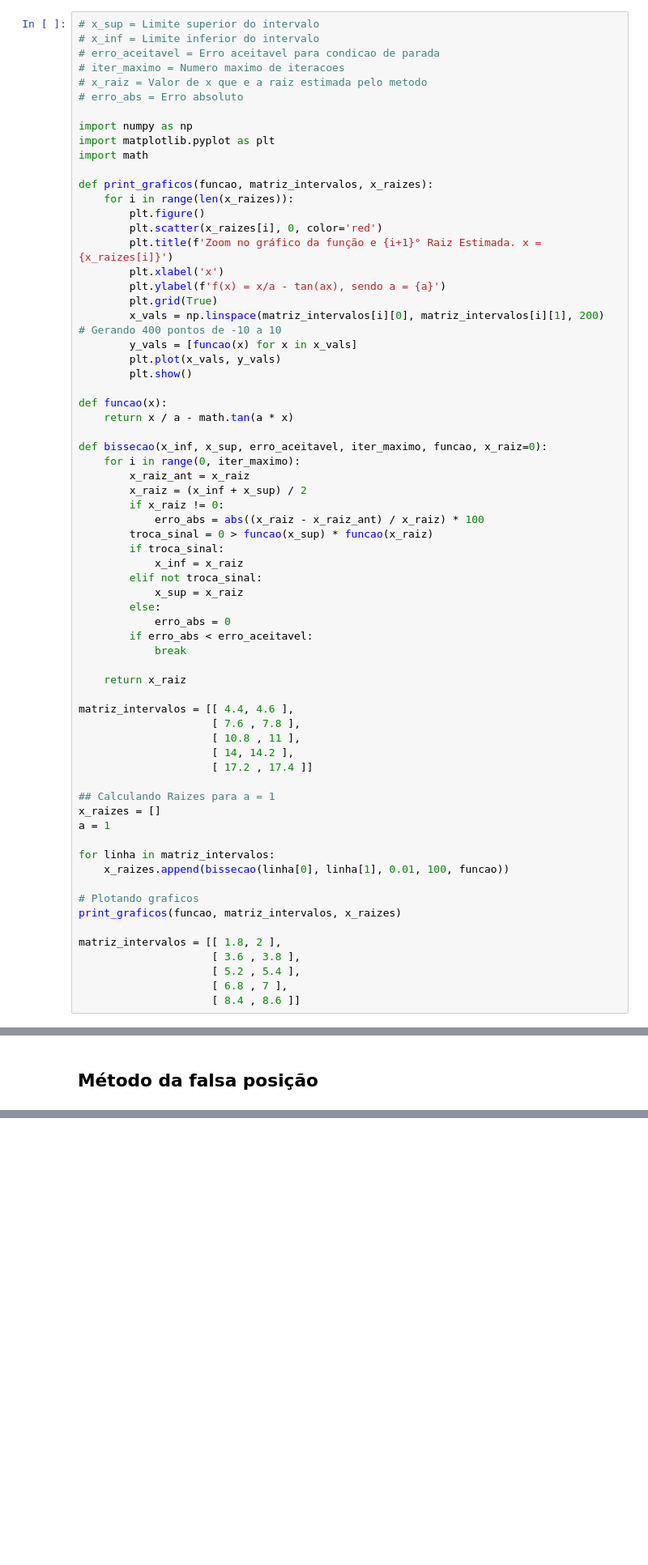
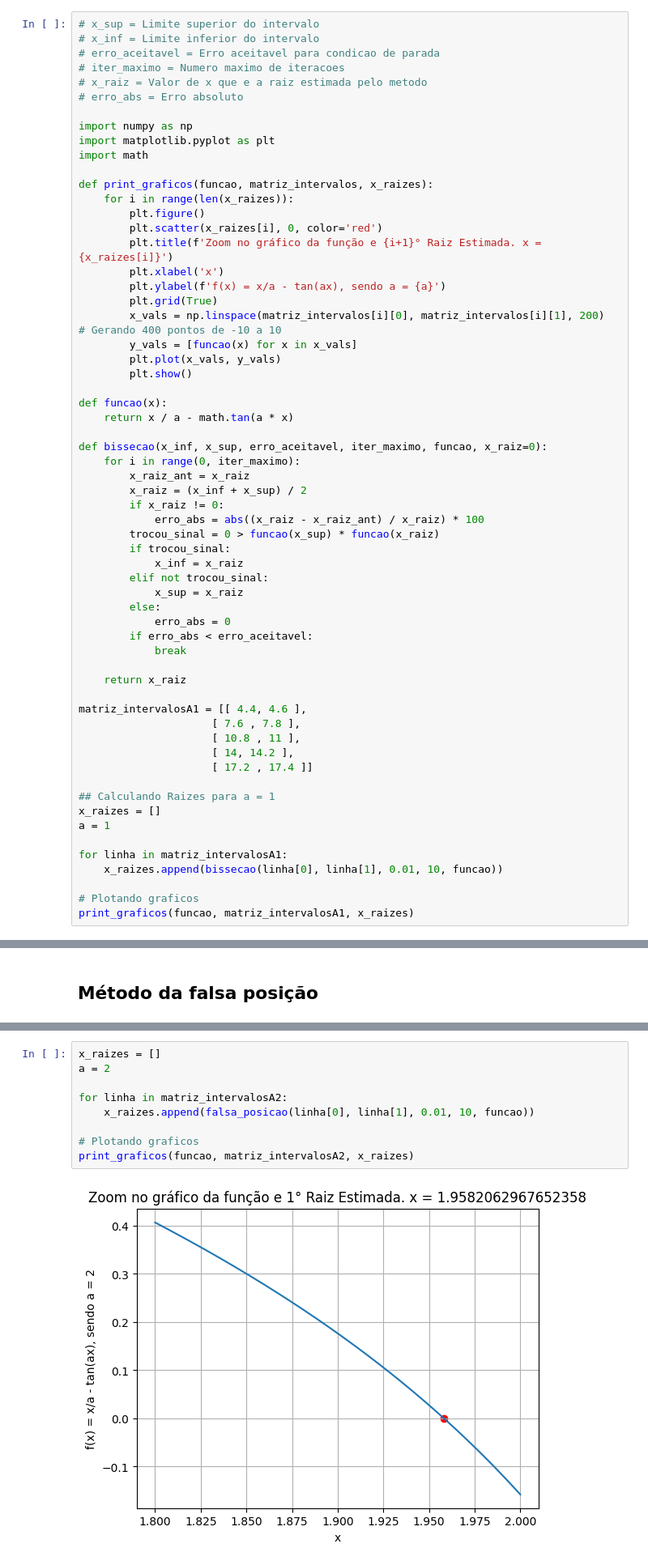
Before and after one commit to andreisilvasantos/Mestrado, a Jupyter notebook: Métodos Numéricos/AT2 - Metodos Numericos.ipynb, the cells around one changed output, grey strips where cells are left out. Shown at 81% size. Drawn from its saved outputs; the diff is of its cells as text; blank space fills up the shorter version.

```diff
--- a/Métodos Numéricos/AT2 - Metodos Numericos.ipynb
+++ b/Métodos Numéricos/AT2 - Metodos Numericos.ipynb
@@ -65,10 +79,10 @@ def bissecao(x_inf, x_sup, erro_aceitavel, iter_maximo, funcao, x_raiz=0):
         x_raiz = (x_inf + x_sup) / 2
         if x_raiz != 0:
             erro_abs = abs((x_raiz - x_raiz_ant) / x_raiz) * 100
-        troca_sinal = 0 > funcao(x_sup) * funcao(x_raiz)
-        if troca_sinal:
+        trocou_sinal = 0 > funcao(x_sup) * funcao(x_raiz)
+        if trocou_sinal:
             x_inf = x_raiz
-        elif not troca_sinal:
+        elif not trocou_sinal:
             x_sup = x_raiz
         else:
             erro_abs = 0
@@ -77,7 +91,7 @@ def bissecao(x_inf, x_sup, erro_aceitavel, iter_maximo, funcao, x_raiz=0):
 
     return x_raiz
 
-matriz_intervalos = [[ 4.4, 4.6 ],
+matriz_intervalosA1 = [[ 4.4, 4.6 ],
                      [ 7.6 , 7.8 ],
                      [ 10.8 , 11 ],
                      [ 14, 14.2 ],
@@ -87,17 +101,11 @@ matriz_intervalos = [[ 4.4, 4.6 ],
 x_raizes = []
 a = 1
 
-for linha in matriz_intervalos:
-    x_raizes.append(bissecao(linha[0], linha[1], 0.01, 100, funcao))
+for linha in matriz_intervalosA1:
+    x_raizes.append(bissecao(linha[0], linha[1], 0.01, 10, funcao))
 
 # Plotando graficos
-print_graficos(funcao, matriz_intervalos, x_raizes)
-
-matriz_intervalos = [[ 1.8, 2 ],
-                     [ 3.6 , 3.8 ],
-                     [ 5.2 , 5.4 ],
-                     [ 6.8 , 7 ],
-                     [ 8.4 , 8.6 ]]
+print_graficos(funcao, matriz_intervalosA1, x_raizes)
 # %% [output]
 [figure]
 [figure]
@@ -126,0 +191,11 @@ print_graficos(funcao, matriz_intervalos, x_raizes)
+# %%
+x_raizes = []
+a = 2
+
+for linha in matriz_intervalosA2:
+    x_raizes.append(falsa_posicao(linha[0], linha[1], 0.01, 10, funcao))
+
+# Plotando graficos
+print_graficos(funcao, matriz_intervalosA2, x_raizes)
+# %% [output]
+[figure, added]
```
Also changed, not shown: parts of 5 cells of this notebook.
